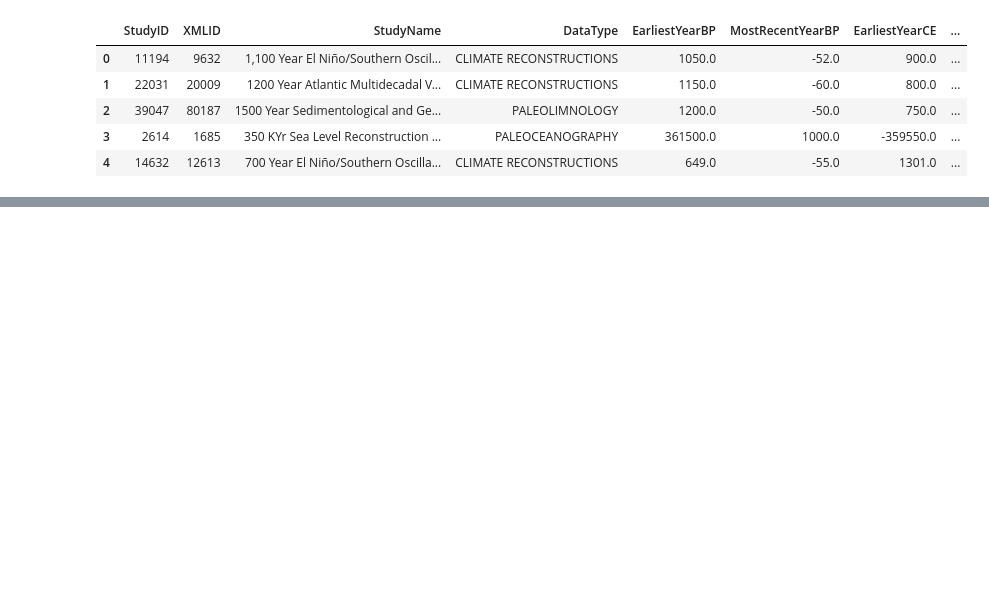
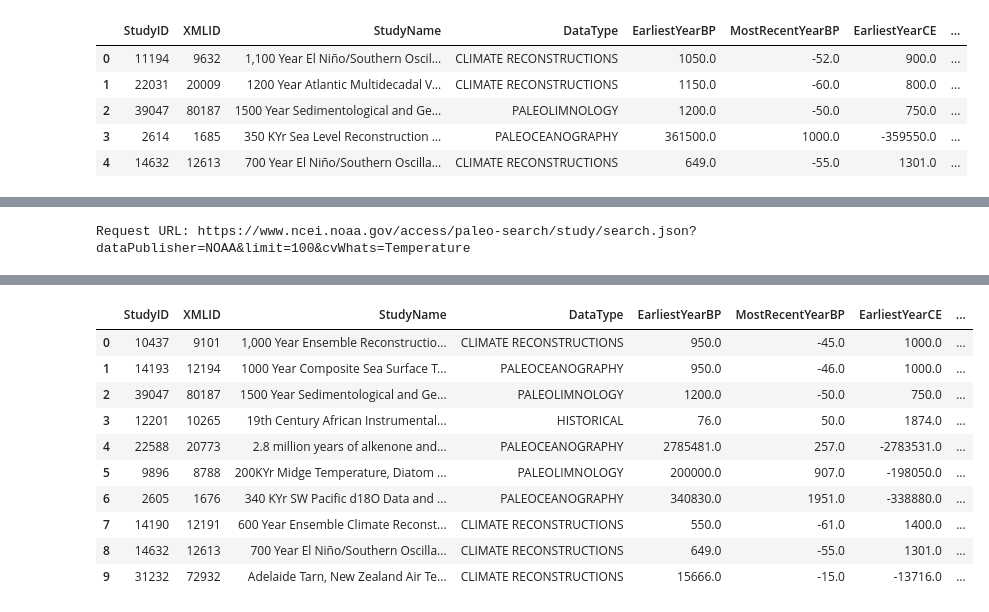
Before and after one commit to LinkedEarth/pyleotupsTutorials, a Jupyter notebook: notebooks/02_c_NOAASearch.ipynb, the cells around one changed output, grey strips where cells are left out. Drawn from its saved outputs; the diff is of its cells as text; code cells hidden in the pictures; blank space fills up the shorter version.

Commit message:
noaa query tutorial

```diff
--- a/notebooks/02_c_NOAASearch.ipynb
+++ b/notebooks/02_c_NOAASearch.ipynb
@@ -251,0 +335,5 @@ Let's refine this search for DataType 'Paleoceanography' and
+# %%
+res = ds.search_studies(variable_name = 'Temperature', limit=100)
+
+display(res.head(10)) #return the first 10 rows instead of the first 5
+# %% [output]
@@ -251,0 +342 @@ Let's refine this search for DataType 'Paleoceanography' and
+Request URL: https://www.ncei.noaa.gov/access/paleo-search/study/search.json?dataPublisher=NOAA&limit=100&cvWhats=Temperature
@@ -251,0 +345,11 @@ Let's refine this search for DataType 'Paleoceanography' and
+|  | StudyID | XMLID | StudyName | DataType | EarliestYearBP | MostRecentYearBP | EarliestYearCE | ... |
+| 0 | 10437 | 9101 | 1,000 Year Ensemble Reconstructio... | CLIMATE RECONSTRUCTIONS | 950.0 | -45.0 | 1000.0 | ... |
+| 1 | 14193 | 12194 | 1000 Year Composite Sea Surface T... | PALEOCEANOGRAPHY | 950.0 | -46.0 | 1000.0 | ... |
+| 2 | 39047 | 80187 | 1500 Year Sedimentological and Ge... | PALEOLIMNOLOGY | 1200.0 | -50.0 | 750.0 | ... |
+| 3 | 12201 | 10265 | 19th Century African Instrumental... | HISTORICAL | 76.0 | 50.0 | 1874.0 | ... |
+| 4 | 22588 | 20773 | 2.8 million years of alkenone and... | PALEOCEANOGRAPHY | 2785481.0 | 257.0 | -2783531.0 | ... |
+| 5 | 9896 | 8788 | 200KYr Midge Temperature, Diatom ... | PALEOLIMNOLOGY | 200000.0 | 907.0 | -198050.0 | ... |
+| 6 | 2605 | 1676 | 340 KYr SW Pacific d18O Data and ... | PALEOCEANOGRAPHY | 340830.0 | 1951.0 | -338880.0 | ... |
+| 7 | 14190 | 12191 | 600 Year Ensemble Climate Reconst... | CLIMATE RECONSTRUCTIONS | 550.0 | -61.0 | 1400.0 | ... |
+| 8 | 14632 | 12613 | 700 Year El Niño/Southern Oscilla... | CLIMATE RECONSTRUCTIONS | 649.0 | -55.0 | 1301.0 | ... |
+| 9 | 31232 | 72932 | Adelaide Tarn, New Zealand Air Te... | CLIMATE RECONSTRUCTIONS | 15666.0 | -15.0 | -13716.0 | ... |
```
Also changed, not shown: parts of 32 cells of this notebook, 2 other files.
